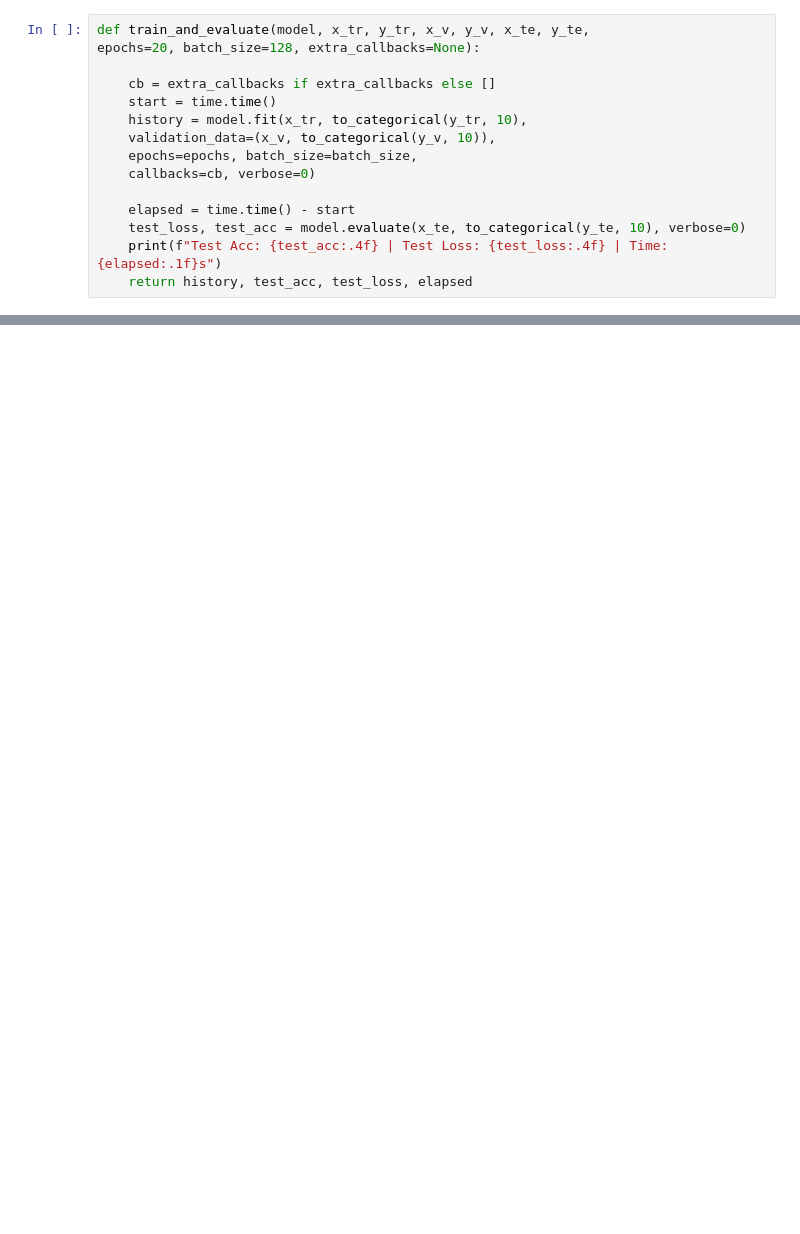
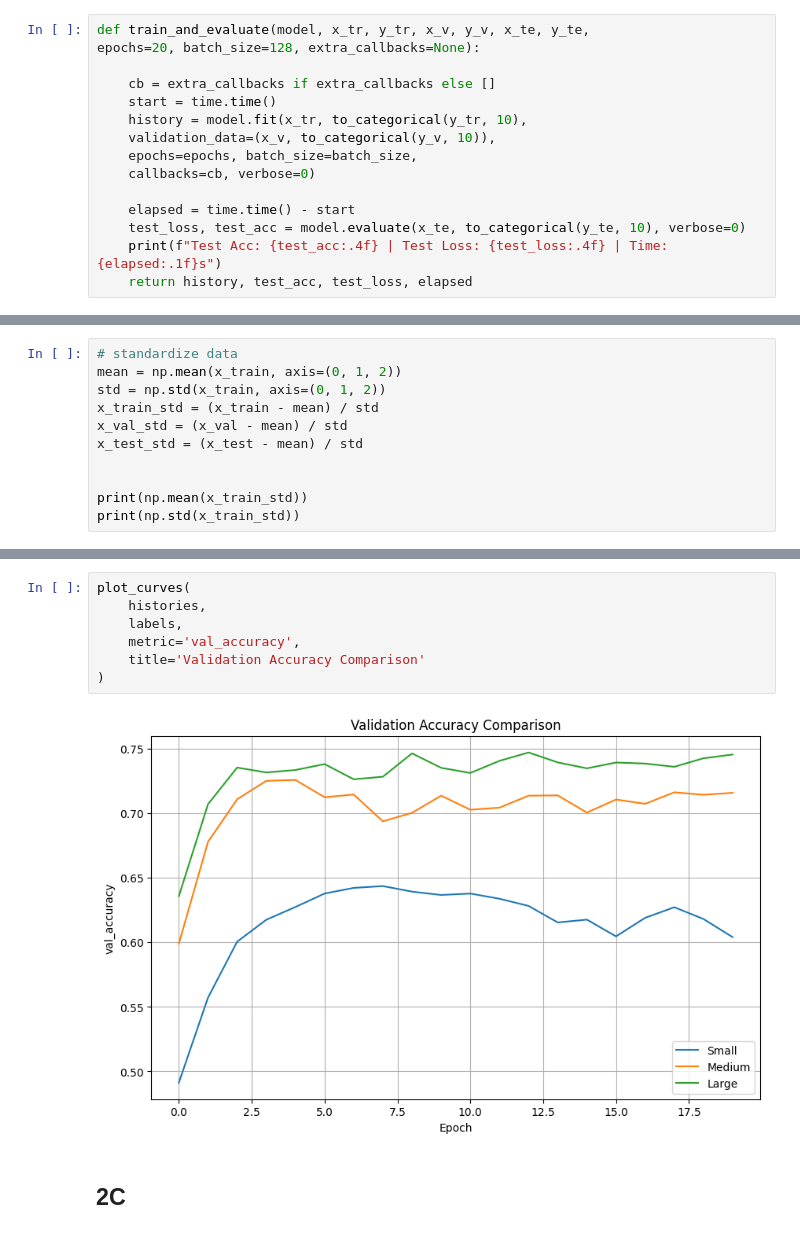
Before and after one commit to moaaz-mohamedd/CNN-Architecture, a Jupyter notebook: CNN_Architecture.ipynb, the cells around one changed output, grey strips where cells are left out. Drawn from its saved outputs; the diff is of its cells as text; blank space fills up the shorter version.

```diff
--- a/CNN_Architecture.ipynb
+++ b/CNN_Architecture.ipynb
@@ -58,0 +63,11 @@ def plot_curves(histories, labels, metric='val_accuracy', title='', ylabel=''):
+# %%
+# standardize data
+mean = np.mean(x_train, axis=(0, 1, 2))
+std = np.std(x_train, axis=(0, 1, 2))
+x_train_std = (x_train - mean) / std
+x_val_std = (x_val - mean) / std
+x_test_std = (x_test - mean) / std
+
+
+print(np.mean(x_train_std))
+print(np.std(x_train_std))
@@ -58,0 +195,11 @@ def plot_curves(histories, labels, metric='val_accuracy', title='', ylabel=''):
+# %%
+plot_curves(
+    histories,
+    labels,
+    metric='val_accuracy',
+    title='Validation Accuracy Comparison'
+)
+# %% [output]
+[figure, added]
+# %% [markdown]
+## 2C
```
Also changed, not shown: parts of 10 cells of this notebook.
